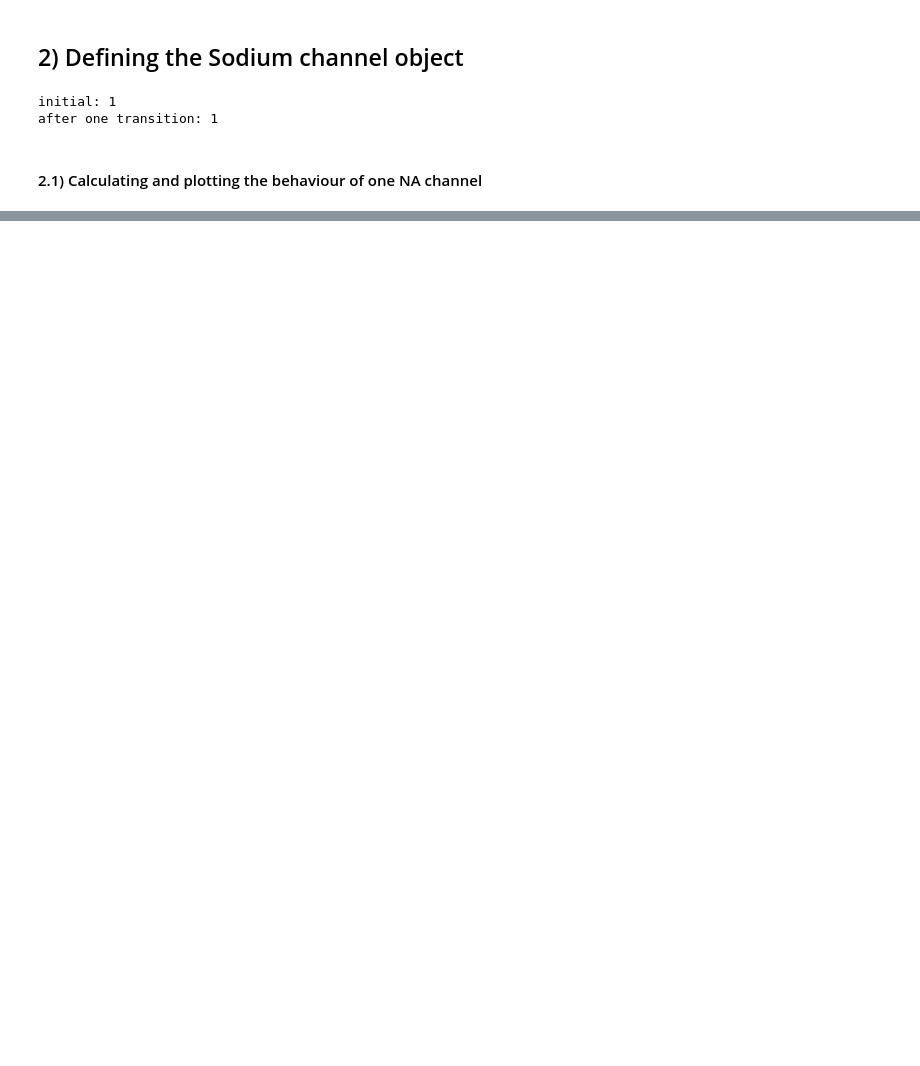
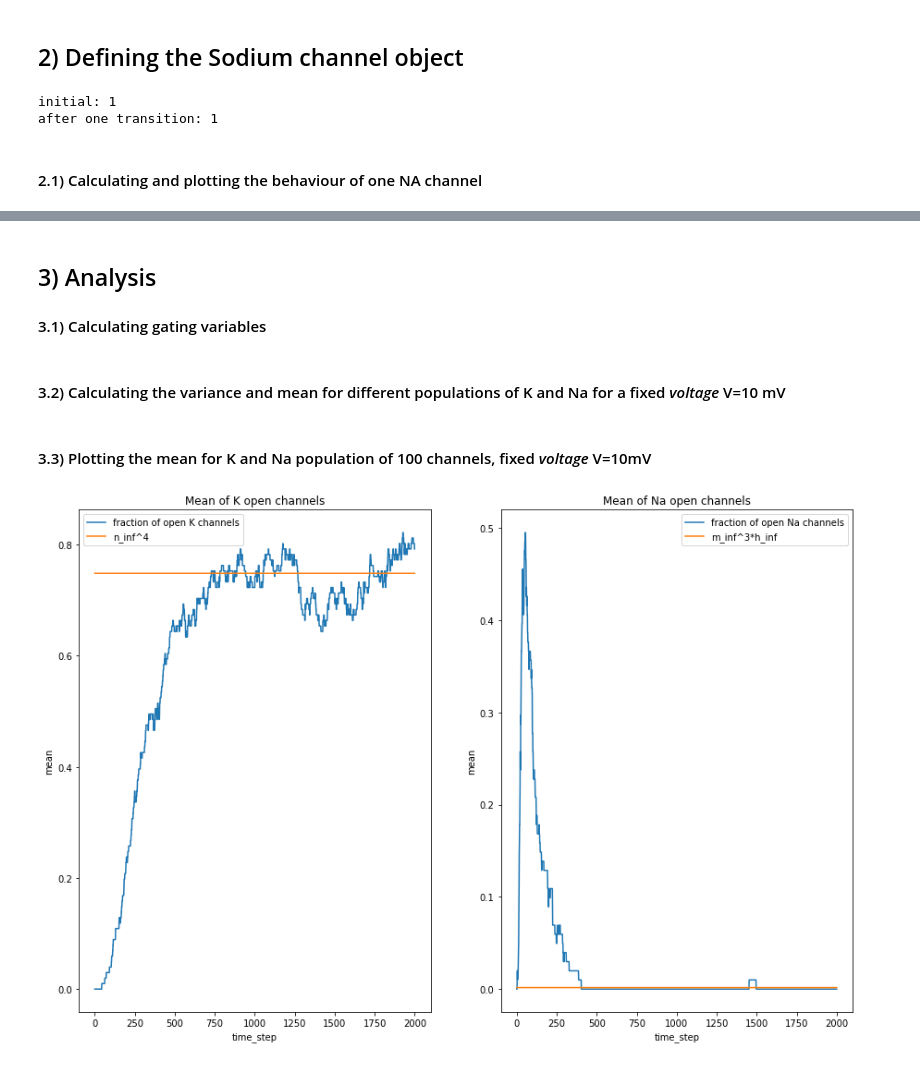
Before and after one commit to ahmedtarek-/MNS_CP_2022, a Jupyter notebook: stochastic_channel/Stochastic.ipynb, the cells around one changed output, grey strips where cells are left out. Drawn from its saved outputs; the diff is of its cells as text; code cells hidden in the pictures; blank space fills up the shorter version.

```diff
--- a/stochastic_channel/Stochastic.ipynb
+++ b/stochastic_channel/Stochastic.ipynb
@@ -475 +421,5 @@ expected mean = 0.0016020252408374166
 1.0768704938599587
+# %% [markdown]
+## 3) Analysis
+
+#### 3.1) Calculating gating variables
@@ -475,0 +481,2 @@ expected mean = 0.0016020252408374166
+# %% [markdown]
+#### 3.2) Calculating the variance and mean for different populations of K and Na for a fixed *voltage* V=10 mV
@@ -475,0 +509,24 @@ expected mean = 0.0016020252408374166
+# %% [markdown]
+#### 3.3) Plotting the mean for K and Na population of 100 channels, fixed *voltage* V=10mV
+# %%
+# Plotting
+figure(figsize=(15,10))
+plt.subplot(1,2,1)
+plt.plot(k_avg, label='fraction of open K channels')
+plt.plot(n_inf_line, label='n_inf^4')
+plt.ylabel('mean')
+plt.xlabel('time_step')
+plt.title('Mean of K open channels')
+plt.legend()
+
+plt.subplot(1,2,2)
+plt.plot(na_avg, label='fraction of open Na channels')
+plt.plot(mh_inf_line, label='m_inf^3*h_inf')
+plt.ylabel('mean')
+plt.xlabel('time_step')
+plt.title('Mean of Na open channels')
+plt.legend()
+
+plt.show()
+# %% [output]
+[figure, added]
```
Also changed, not shown: parts of 14 cells of this notebook.
